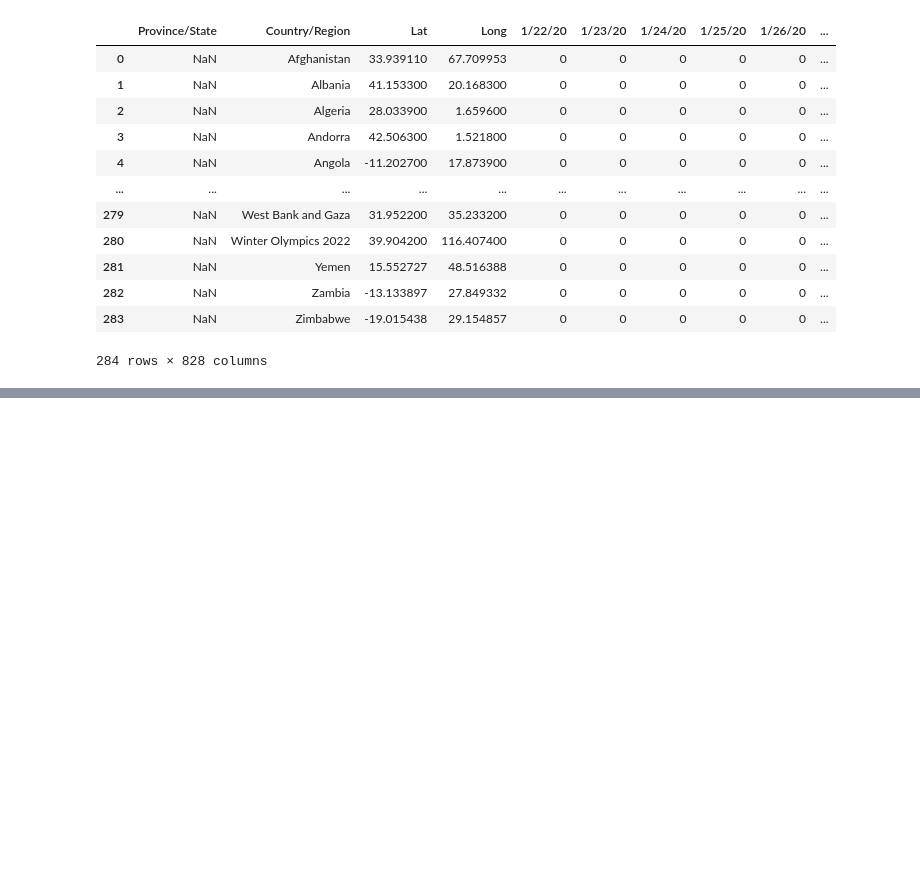
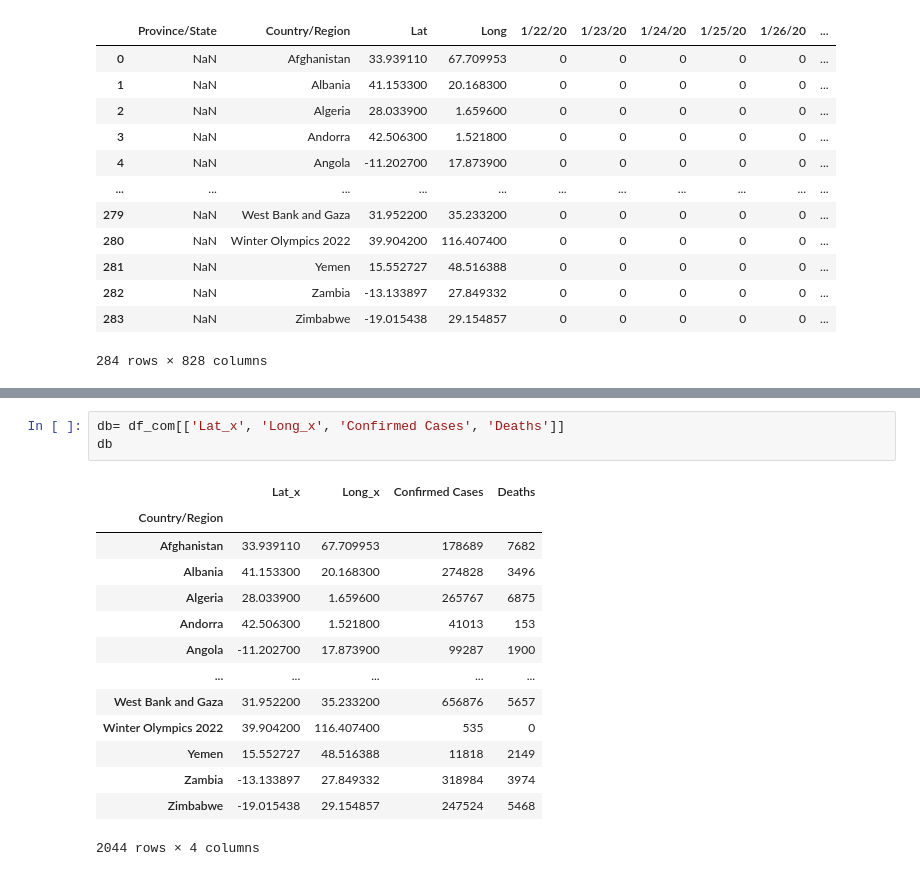
Before and after one commit to AIDA-Saskatchewan-polytechnic/Group-3-Final-Project, a Jupyter notebook: Project.ipynb, the cells around one changed output, grey strips where cells are left out. Drawn from its saved outputs; the diff is of its cells as text; blank space fills up the shorter version.

```diff
--- a/Project.ipynb
+++ b/Project.ipynb
@@ -39,0 +62,18 @@ df_deaths
+# %%
+db= df_com[['Lat_x', 'Long_x', 'Confirmed Cases', 'Deaths']]
+db
+# %% [output]
+|  | Lat_x | Long_x | Confirmed Cases | Deaths |
+| Country/Region |  |  |  |  |
+| Afghanistan | 33.939110 | 67.709953 | 178689 | 7682 |
+| Albania | 41.153300 | 20.168300 | 274828 | 3496 |
+| Algeria | 28.033900 | 1.659600 | 265767 | 6875 |
+| Andorra | 42.506300 | 1.521800 | 41013 | 153 |
+| Angola | -11.202700 | 17.873900 | 99287 | 1900 |
+| ... | ... | ... | ... | ... |
+| West Bank and Gaza | 31.952200 | 35.233200 | 656876 | 5657 |
+| Winter Olympics 2022 | 39.904200 | 116.407400 | 535 | 0 |
+| Yemen | 15.552727 | 48.516388 | 11818 | 2149 |
+| Zambia | -13.133897 | 27.849332 | 318984 | 3974 |
+| Zimbabwe | -19.015438 | 29.154857 | 247524 | 5468 |
+2044 rows × 4 columns
```
Also changed, not shown: parts of 2 cells of this notebook.
